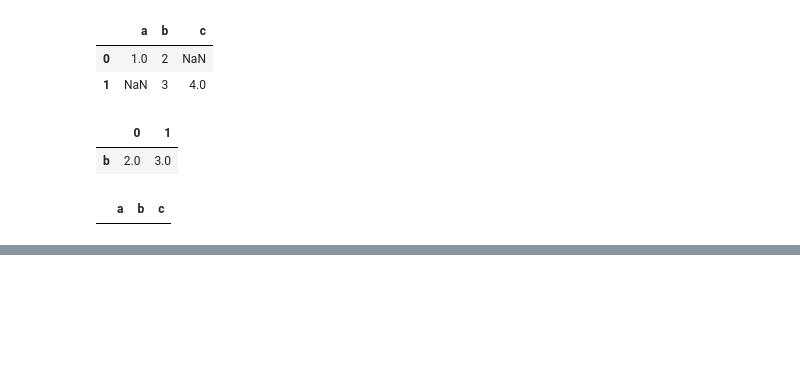
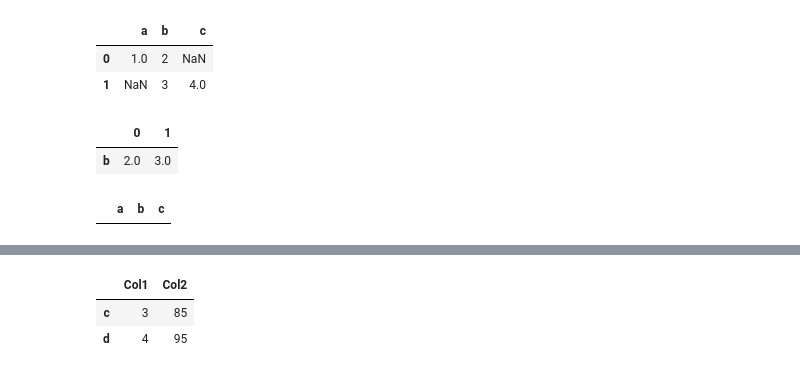
Before and after one commit to shashwat9kumar/ML-And-DataScience, a Jupyter notebook: Python Tutorial for Data Science Freecodecamp.ipynb, the cells around one changed output, grey strips where cells are left out. Saved outputs shown, nothing was run; the diff lists cells and outputs as text; code cells hidden in the pictures; blank space fills up the shorter version.

```diff
--- a/Python Tutorial for Data Science Freecodecamp.ipynb
+++ b/Python Tutorial for Data Science Freecodecamp.ipynb
@@ -1217,0 +1253,6 @@ A.dropna()
+# %%
+q.iloc[2:]
+# %% [output]
+|  | Col1 | Col2 |
+| c | 3 | 85 |
+| d | 4 | 95 |
```
Also changed, not shown: parts of 11 cells of this notebook.
